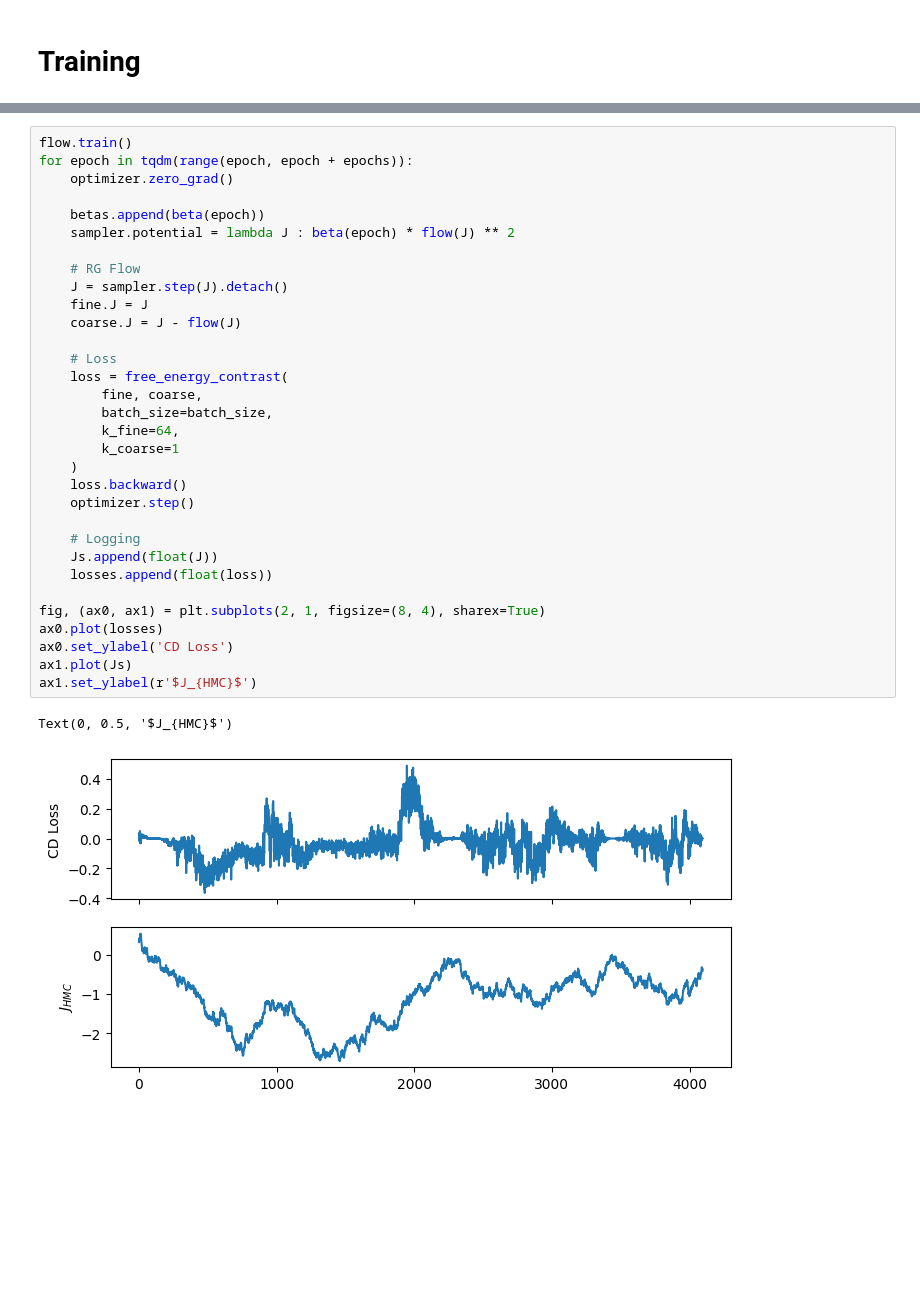
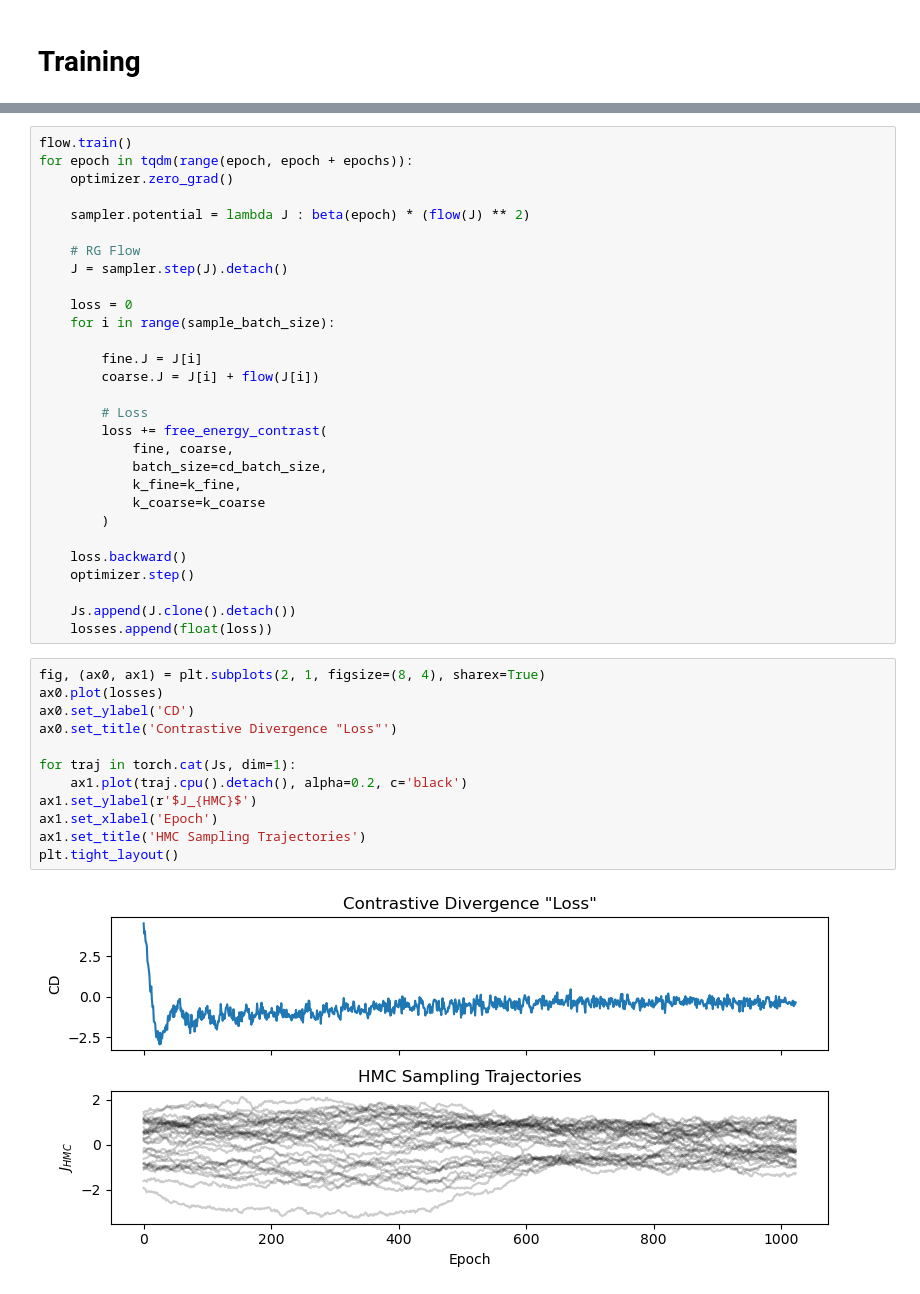
Before and after one commit to jshe2304/dlrg, a Jupyter notebook: train.ipynb, the cells around one changed output, grey strips where cells are left out. Saved outputs shown, nothing was run; the diff lists cells and outputs as text; blank space fills up the shorter version.

```diff
--- a/train.ipynb
+++ b/train.ipynb
@@ -83,35 +90,43 @@ flow.train()
 for epoch in tqdm(range(epoch, epoch + epochs)):
     optimizer.zero_grad()
 
-    betas.append(beta(epoch))
-    sampler.potential = lambda J : beta(epoch) * flow(J) ** 2
+    sampler.potential = lambda J : beta(epoch) * (flow(J) ** 2)
 
     # RG Flow
     J = sampler.step(J).detach()
-    fine.J = J
-    coarse.J = J - flow(J)
 
-    # Loss
-    loss = free_energy_contrast(
-        fine, coarse,
-        batch_size=batch_size,
-        k_fine=64,
-        k_coarse=1
-    )
+    loss = 0
+    for i in range(sample_batch_size):
+
+        fine.J = J[i]
+        coarse.J = J[i] + flow(J[i])
+
+        # Loss
+        loss += free_energy_contrast(
+            fine, coarse,
+            batch_size=cd_batch_size,
+            k_fine=k_fine,
+            k_coarse=k_coarse
+        )
+
     loss.backward()
     optimizer.step()
 
-    # Logging
-    Js.append(float(J))
+    Js.append(J.clone().detach())
     losses.append(float(loss))
-
-fig, (ax0, ax1) = plt.subplots(2, 1, figsize=(8, 4), sharex=True)
-ax0.plot(losses)
-ax0.set_ylabel('CD Loss')
-ax1.plot(Js)
-ax1.set_ylabel(r'$J_{HMC}$')
-# %% [output]
-Text(0, 0.5, '$J_{HMC}$')
-[figure, removed]
+# %%
+fig, (ax0, ax1) = plt.subplots(2, 1, figsize=(8, 4), sharex=True)
+ax0.plot(losses)
+ax0.set_ylabel('CD')
+ax0.set_title('Contrastive Divergence "Loss"')
+
+for traj in torch.cat(Js, dim=1):
+    ax1.plot(traj.cpu().detach(), alpha=0.2, c='black')
+ax1.set_ylabel(r'$J_{HMC}$')
+ax1.set_xlabel('Epoch')
+ax1.set_title('HMC Sampling Trajectories')
+plt.tight_layout()
+# %% [output]
+[figure, added]
 # %%
 flow.eval()
```
Also changed, not shown: parts of 6 cells of this notebook, 7 other files.
